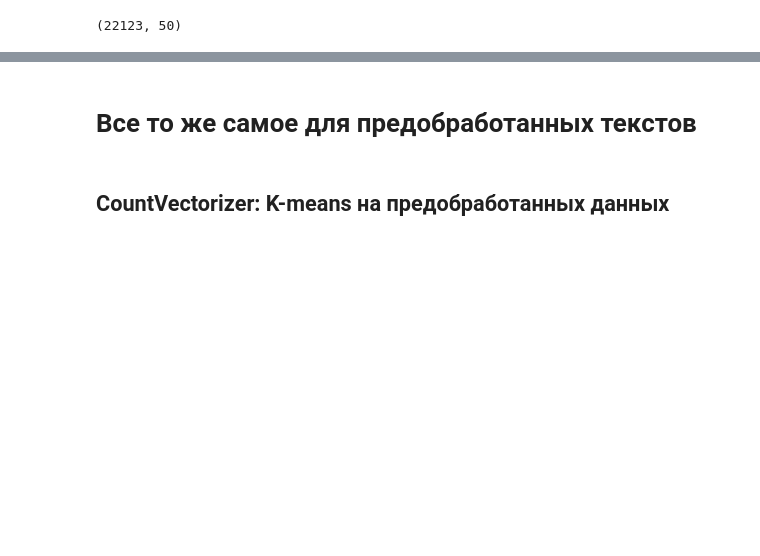
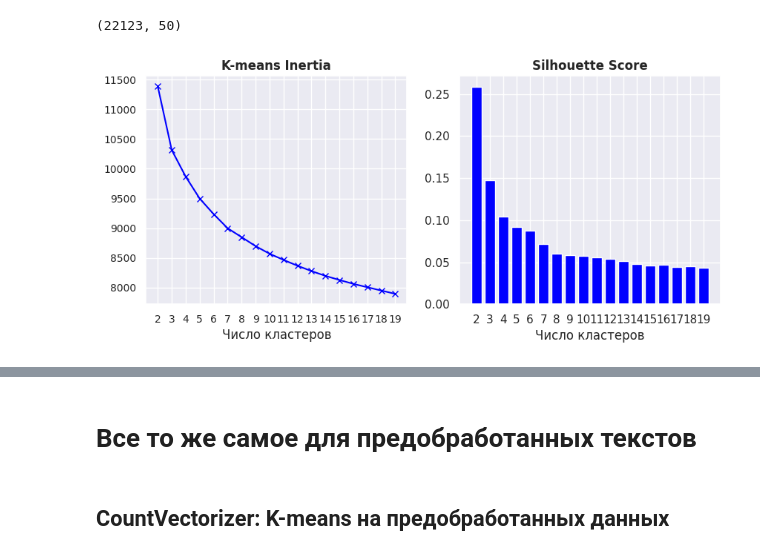
Before and after one commit to vixbi/machinelearning, a Jupyter notebook: HW5_Shumakova_ML.ipynb, the cells around one changed output, grey strips where cells are left out. Drawn from its saved outputs; the diff is of its cells as text; code cells hidden in the pictures; blank space fills up the shorter version.

```diff
--- a/HW5_Shumakova_ML.ipynb
+++ b/HW5_Shumakova_ML.ipynb
@@ -485,5 +485,5 @@ array([ 2.22542107e-01,  1.44528121e-01,  1.69234216e-01,  7.67039582e-02,
 # %%
 # неаккуратно выливаем на оставшийся датасет
-glove_vec = list(stckover_df.base_tokenized.apply(glove_vectorize))
+glove_vec = np.array(list(stckover_df.base_tokenized.apply(glove_vectorize)))
 # %%
 # ураа все сточки на месте, а векторы по 50
@@ -492,3 +492,8 @@ np.array(glove_vec).shape
 (22123, 50)
 # %%
 # я в этот раз даже PCA не буду делать и попробую кластеризовать на всех данных
+inertia, silhouette = eval_clusters(glove_vec)
+# %%
+plot_metrics(inertia, silhouette)
+# %% [output]
+[figure, added]
```
Also changed, not shown: parts of 21 cells of this notebook.
